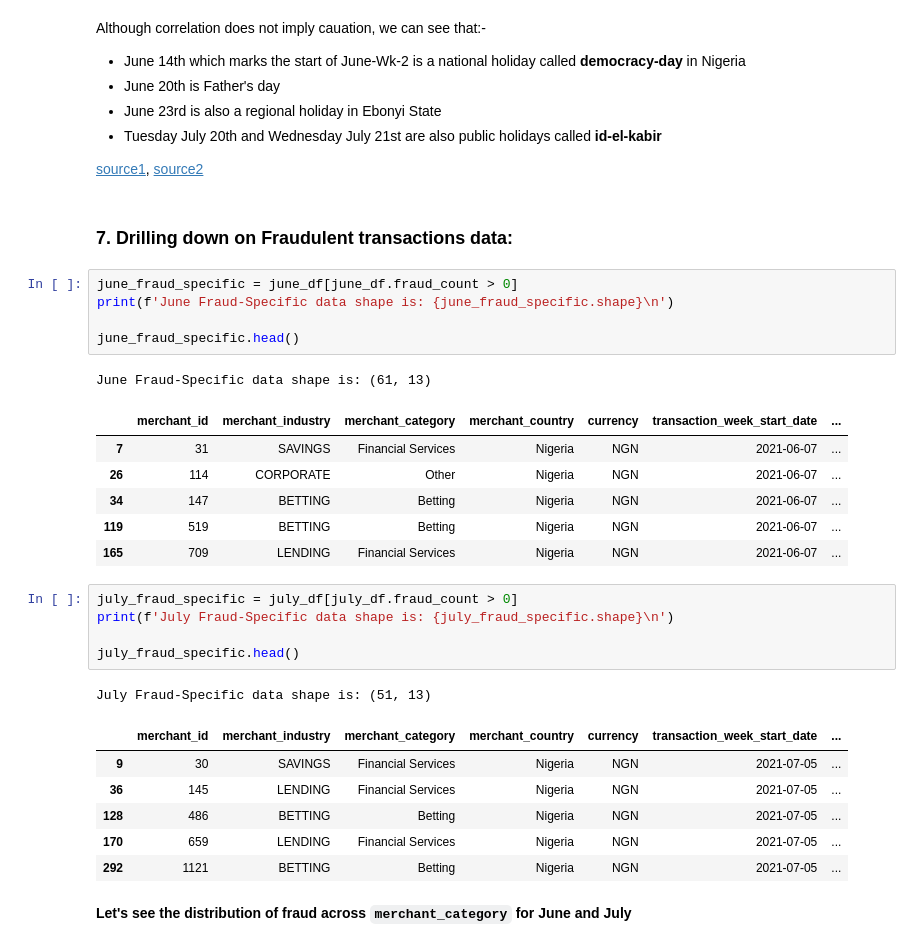
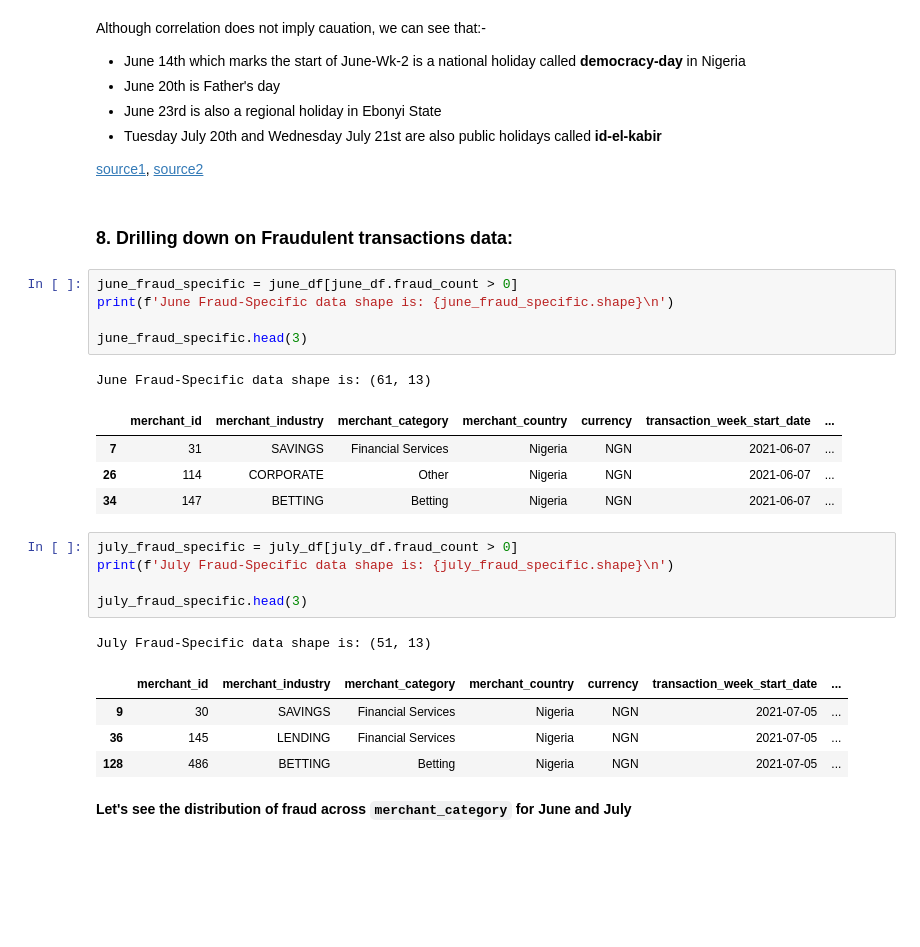
Before and after one commit to Lawrence-Krukrubo/fraud_analyst_assignment, a Jupyter notebook: fraud_analysis.ipynb, the cells around one changed output. Drawn from its saved outputs; the diff is of its cells as text; blank space fills up the shorter version.

```diff
--- a/fraud_analysis.ipynb
+++ b/fraud_analysis.ipynb
@@ -938,33 +904,29 @@ Although correlation does not imply cauation, we can see that:-
 
 [source1](https://www.timeanddate.com/holidays/nigeria/), [source2](https://www.officeholidays.com/countries/nigeria/2021)
 # %% [markdown]
-### 7. Drilling down on Fraudulent transactions data:
+### 8. Drilling down on Fraudulent transactions data:
 # %%
 june_fraud_specific = june_df[june_df.fraud_count > 0]
 print(f'June Fraud-Specific data shape is: {june_fraud_specific.shape}\n')
 
-june_fraud_specific.head()
+june_fraud_specific.head(3)
 # %% [output]
 June Fraud-Specific data shape is: (61, 13)
 |  | merchant_id | merchant_industry | merchant_category | merchant_country | currency | transaction_week_start_date | ... |
 | 7 | 31 | SAVINGS | Financial Services | Nigeria | NGN | 2021-06-07 | ... |
 | 26 | 114 | CORPORATE | Other | Nigeria | NGN | 2021-06-07 | ... |
 | 34 | 147 | BETTING | Betting | Nigeria | NGN | 2021-06-07 | ... |
-| 119 | 519 | BETTING | Betting | Nigeria | NGN | 2021-06-07 | ... |
-| 165 | 709 | LENDING | Financial Services | Nigeria | NGN | 2021-06-07 | ... |
 # %%
 july_fraud_specific = july_df[july_df.fraud_count > 0]
 print(f'July Fraud-Specific data shape is: {july_fraud_specific.shape}\n')
 
-july_fraud_specific.head()
+july_fraud_specific.head(3)
 # %% [output]
 July Fraud-Specific data shape is: (51, 13)
 |  | merchant_id | merchant_industry | merchant_category | merchant_country | currency | transaction_week_start_date | ... |
 | 9 | 30 | SAVINGS | Financial Services | Nigeria | NGN | 2021-07-05 | ... |
 | 36 | 145 | LENDING | Financial Services | Nigeria | NGN | 2021-07-05 | ... |
 | 128 | 486 | BETTING | Betting | Nigeria | NGN | 2021-07-05 | ... |
-| 170 | 659 | LENDING | Financial Services | Nigeria | NGN | 2021-07-05 | ... |
-| 292 | 1121 | BETTING | Betting | Nigeria | NGN | 2021-07-05 | ... |
 # %% [markdown]
 **Let's see the distribution of fraud across `merchant_category` for June and July**
 # %%
```
Also changed, not shown: parts of 47 cells of this notebook.
